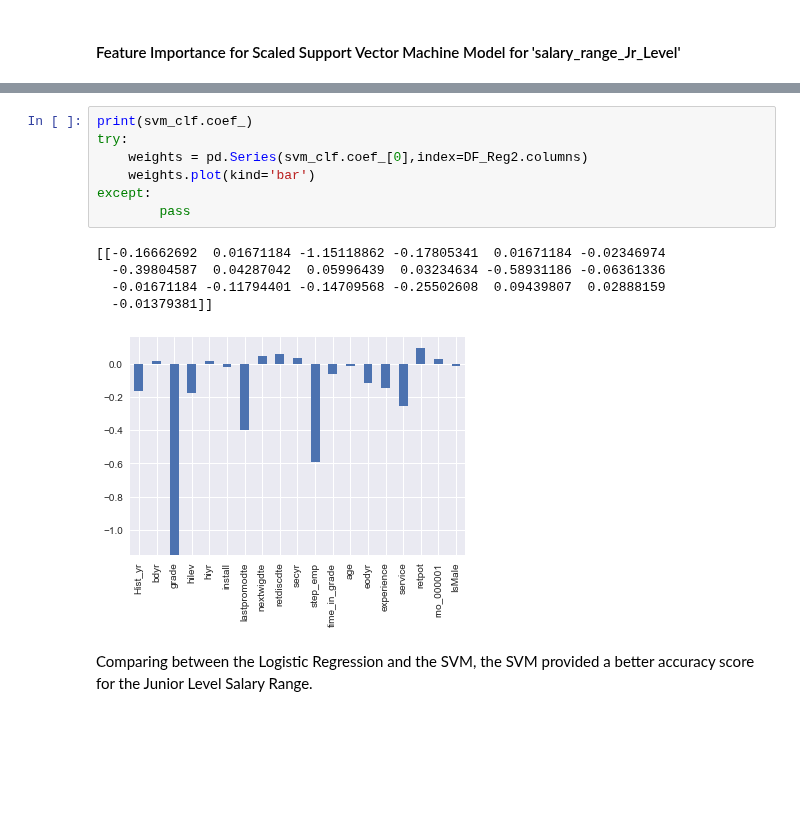
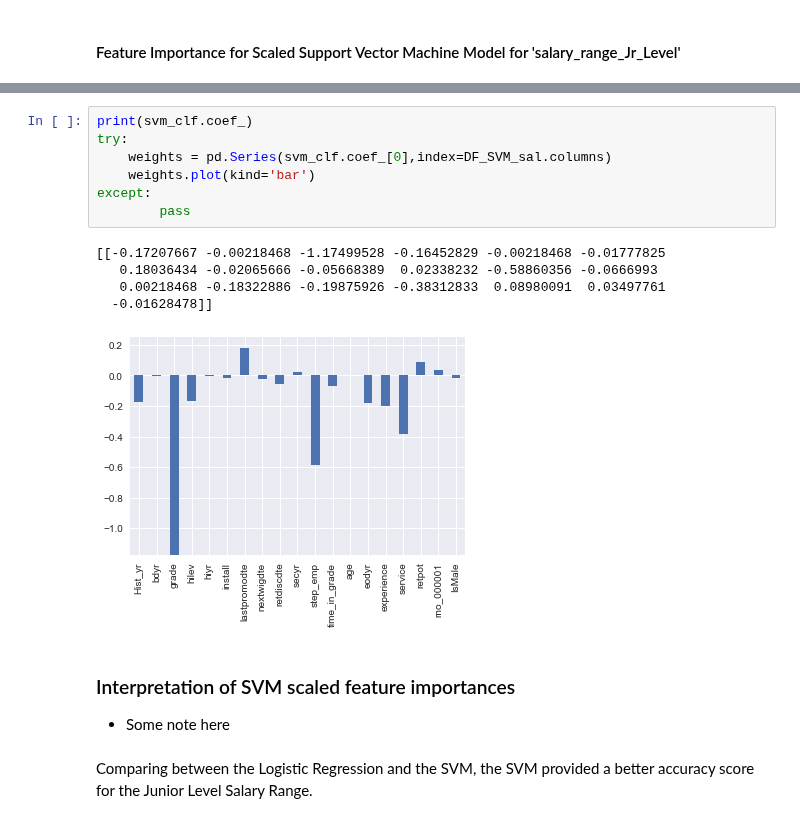
Before and after one commit to wkerneck/DataMiningClass, a Jupyter notebook: 7331_Data_MiningProject_2_resub.ipynb, the cells around one changed output, grey strips where cells are left out. Drawn from its saved outputs; the diff is of its cells as text; blank space fills up the shorter version.

```diff
--- a/7331_Data_MiningProject_2_resub.ipynb
+++ b/7331_Data_MiningProject_2_resub.ipynb
@@ -748,16 +757,19 @@ print(svm_clf.n_support_ )
 # %%
 print(svm_clf.coef_)
 try:
-    weights = pd.Series(svm_clf.coef_[0],index=DF_Reg2.columns)
+    weights = pd.Series(svm_clf.coef_[0],index=DF_SVM_sal.columns)
     weights.plot(kind='bar')
 except:
         pass
 # %% [output]
-[[-0.16662692  0.01671184 -1.15118862 -0.17805341  0.01671184 -0.02346974
-  -0.39804587  0.04287042  0.05996439  0.03234634 -0.58931186 -0.06361336
-  -0.01671184 -0.11794401 -0.14709568 -0.25502608  0.09439807  0.02888159
-  -0.01379381]]
+[[-0.17207667 -0.00218468 -1.17499528 -0.16452829 -0.00218468 -0.01777825
+   0.18036434 -0.02065666 -0.05668389  0.02338232 -0.58860356 -0.0666993
+   0.00218468 -0.18322886 -0.19875926 -0.38312833  0.08980091  0.03497761
+  -0.01628478]]
-[figure, old version]
+[figure, new version]
+# %% [markdown]
+### Interpretation of SVM scaled feature importances
+- Some note here
 # %% [markdown]
 Comparing between the Logistic Regression and the SVM, the SVM provided a better accuracy score for the Junior Level Salary Range.
 # %% [markdown]
```
Also changed, not shown: parts of 18 cells of this notebook.
